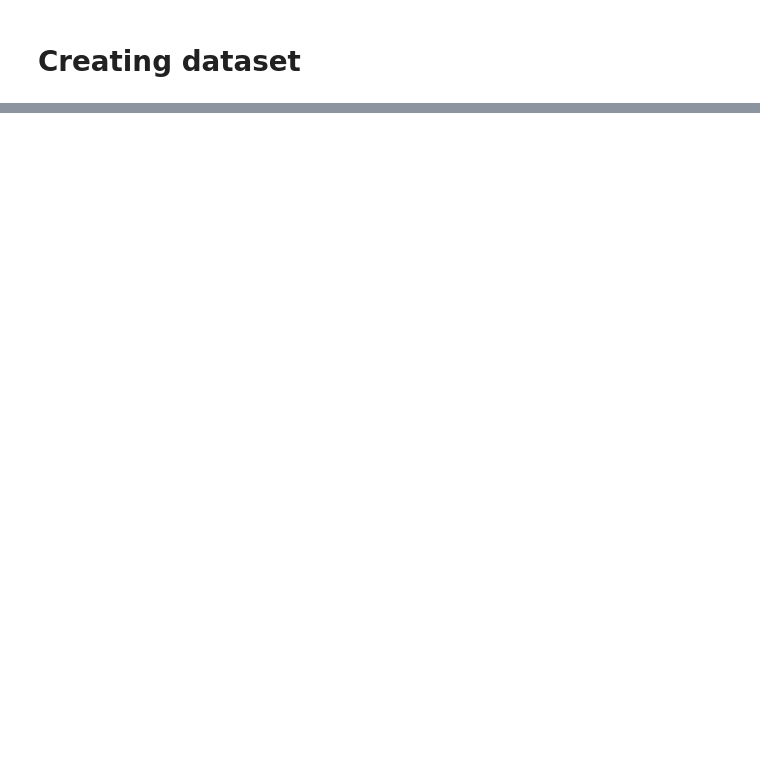
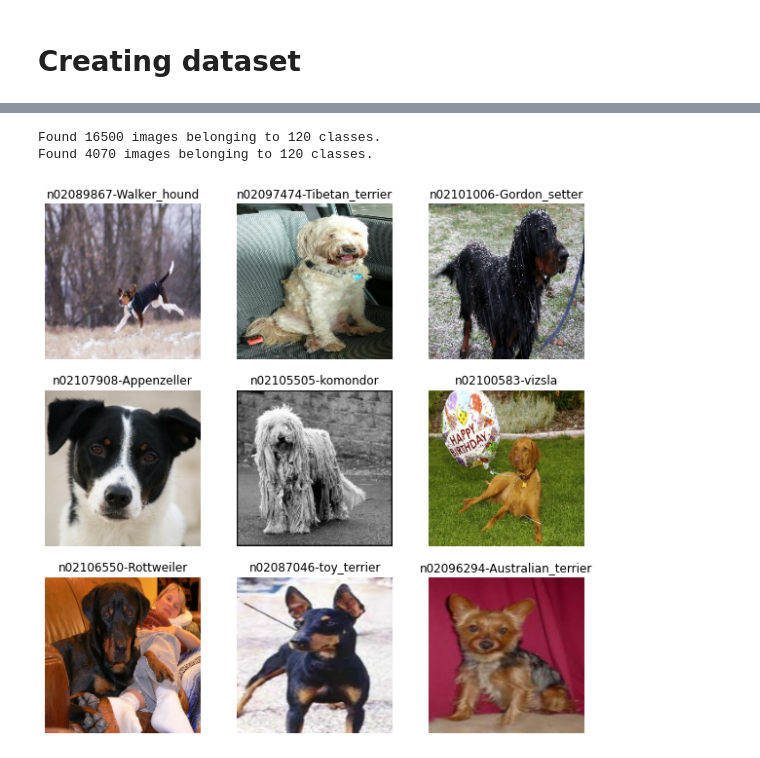
Before and after one commit to JbIPS/DogClassifier, a Jupyter notebook: P6_01_notebook.ipynb, the cells around one changed output, grey strips where cells are left out. Drawn from its saved outputs; the diff is of its cells as text; code cells hidden in the pictures; blank space fills up the shorter version.

```diff
--- a/P6_01_notebook.ipynb
+++ b/P6_01_notebook.ipynb
@@ -230,0 +20,3 @@ INFO:tensorflow:Assets written to: naive_model/assets
+# %%
+folder_path = os.path.join(os.getcwd(), "Images")
+folder_path
@@ -230,0 +27,24 @@ INFO:tensorflow:Assets written to: naive_model/assets
+# %%
+input_shape=(32, 180, 180, 3)
+split=0.2
+train_ds = keras.preprocessing.image_dataset_from_directory(
+    folder_path,
+    label_mode='categorical',
+    image_size=input_shape[1:3],
+    validation_split=split,
+    subset="training",
+    seed=42
+)
+test_ds = keras.preprocessing.image_dataset_from_directory(
+    folder_path,
+    label_mode='categorical',
+    image_size=input_shape[1:3],
+    validation_split=split,
+    subset="validation",
+    seed=42
+)
+class_names = train_ds.class_names
+num_classes = len(class_names)
+
+#train_ds = train_ds.prefetch(buffer_size=32)
+#test_ds = test_ds.prefetch(buffer_size=32)
@@ -230,0 +68,35 @@ INFO:tensorflow:Assets written to: naive_model/assets
+# %%
+from keras.preprocessing.image import ImageDataGenerator
+
+datagen = ImageDataGenerator(
+    #zca_whitening=True,
+    featurewise_center=True,
+    featurewise_std_normalization=True,
+    validation_split=split,
+    horizontal_flip=True,
+    width_shift_range=0.2,
+    height_shift_range=0.2,
+    rotation_range=20,
+    zoom_range=0.2,
+    brightness_range=[0.3, 1]
+)
+
+datagen.fit(next(train_ds.as_numpy_iterator())[0])
+
+train_gen = datagen.flow_from_directory(folder_path, subset="training")
+val_gen = datagen.flow_from_directory(folder_path, subset="validation")
+# %% [output]
+Found 16500 images belonging to 120 classes.
+Found 4070 images belonging to 120 classes.
+# %%
+import matplotlib.pyplot as plt
+
+plt.figure(figsize=(10, 10), facecolor='white')
+for images, labels in train_ds.take(1):
+    for i in range(9):
+        ax = plt.subplot(3, 3, i + 1)
+        plt.imshow(images[i].numpy().astype("uint8"))
+        plt.title(class_names[labels[i].numpy().argmax()])
+        plt.axis("off")
+# %% [output]
+[figure, added]
```
Also changed, not shown: parts of 43 cells of this notebook, 2 other files.
